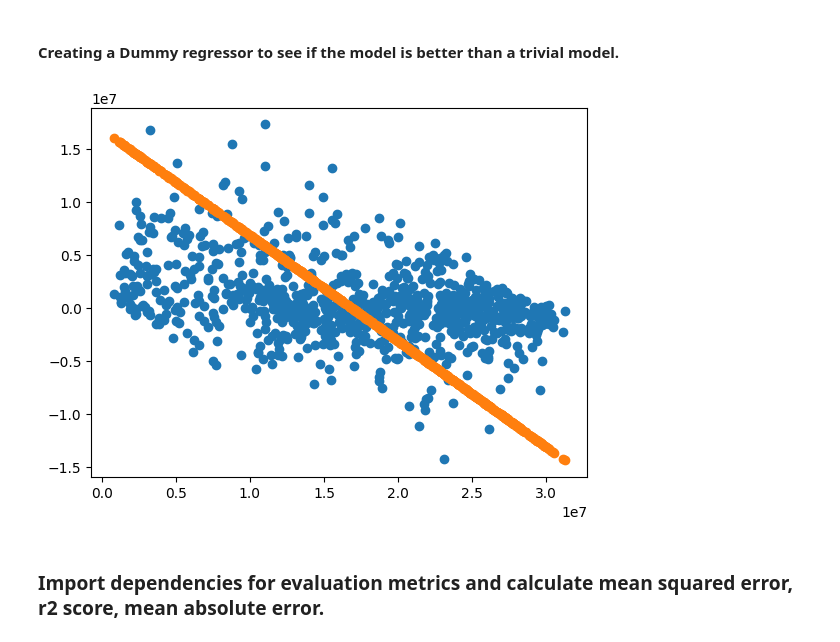
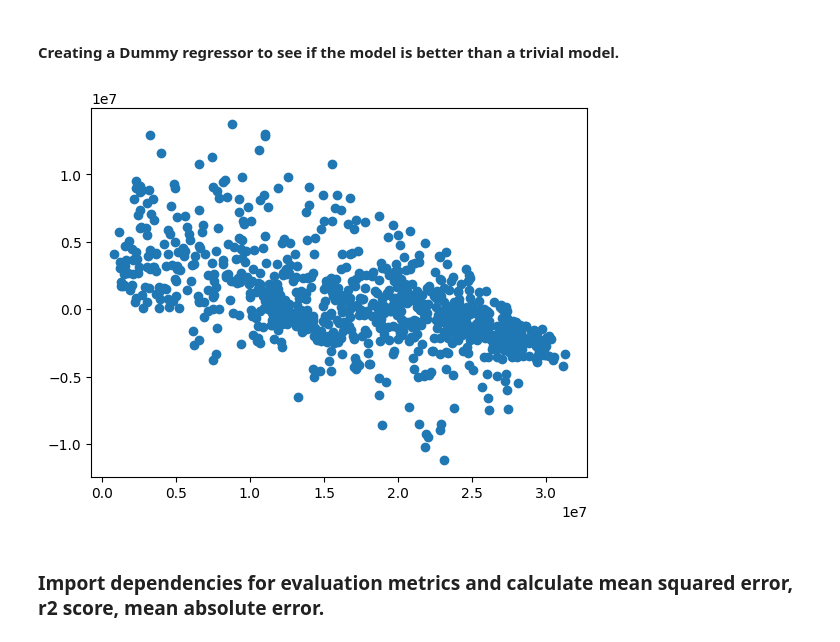
Before and after one commit to Joaomc15/UC3M-MLBD, a Jupyter notebook: assignment1/src/simple_models/KNNmodel.ipynb, the cells around one changed output. Cells and saved outputs as stored; diff of their text form; code cells hidden in the pictures.

```diff
--- a/assignment1/src/simple_models/KNNmodel.ipynb
+++ b/assignment1/src/simple_models/KNNmodel.ipynb
@@ -125,11 +122,11 @@ y_pred_dummy = dummy_regressor.predict(X_test)
 # %%
 # plot the error residuals
 
 plt.scatter(y_test, y_pred - y_test)
-plt.scatter(y_test, y_pred_dummy - y_test)
+# plt.scatter(y_test, y_pred_dummy - y_test)
 plt.show()
 # %% [output]
-[figure, old version]
+[figure, new version]
 # %% [markdown]
 ### Import dependencies for evaluation metrics and calculate mean squared error, r2 score, mean absolute error.
 # %%
```
Also changed, not shown: parts of 4 cells of this notebook.
